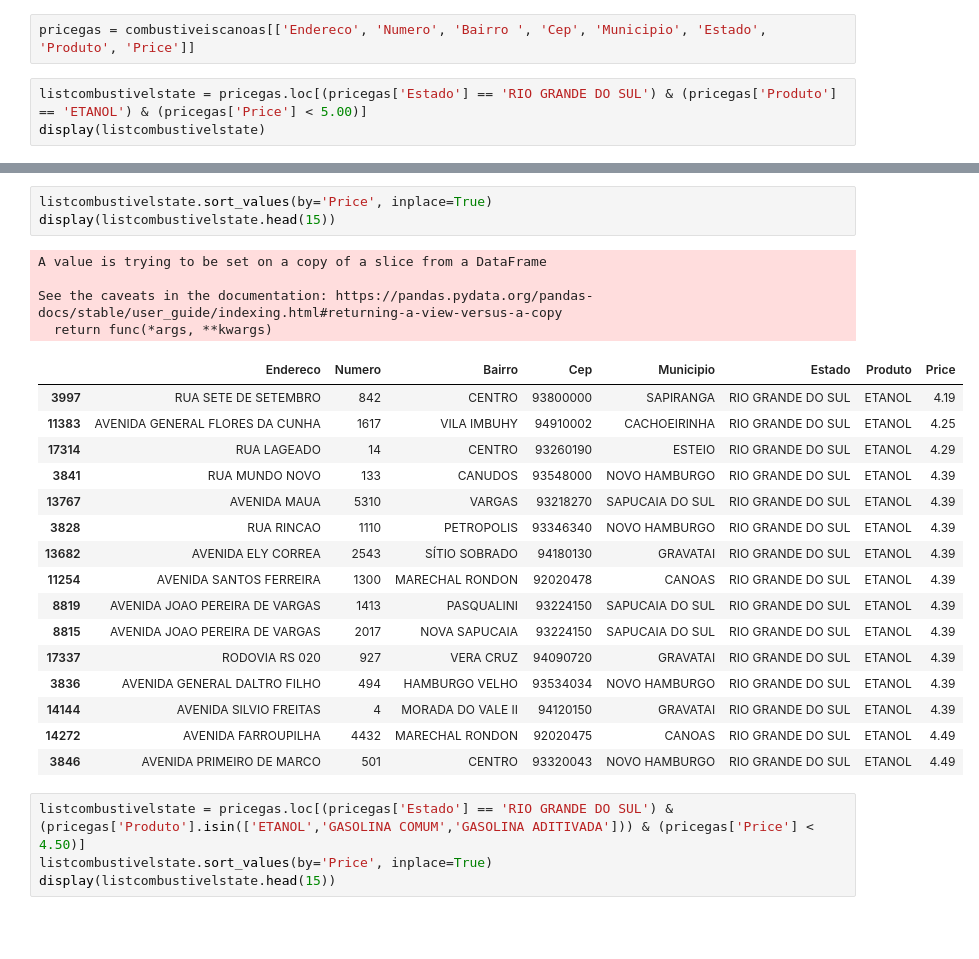
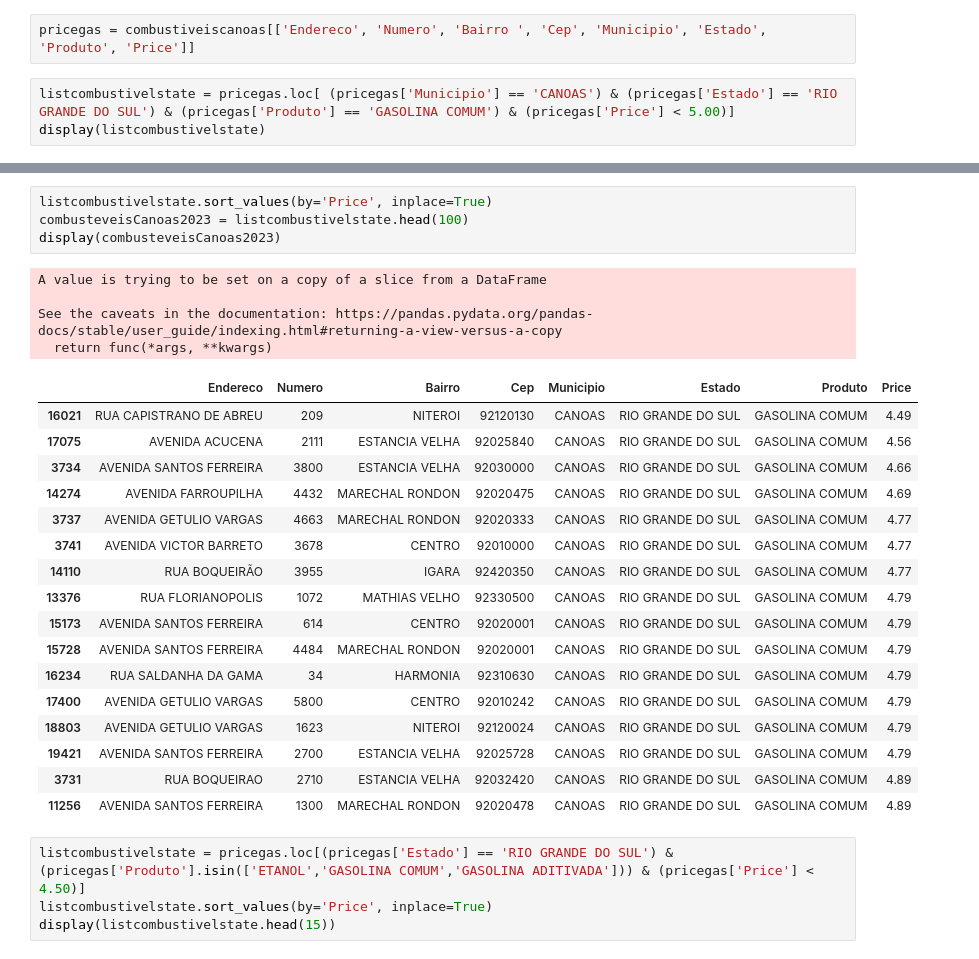
Before and after one commit to MatheusBruno/CursoDeExtensaoAnimeUniRitter, a Jupyter notebook: Tabela_de_Preços_de_combustiveis_RS.ipynb, the cells around one changed output, grey strips where cells are left out. Drawn from its saved outputs; the diff is of its cells as text; blank space fills up the shorter version.

```diff
--- a/Tabela_de_Preços_de_combustiveis_RS.ipynb
+++ b/Tabela_de_Preços_de_combustiveis_RS.ipynb
@@ -23,7 +23,7 @@ display(combustiveiscanoas[['Endereco', 'Numero', 'Bairro ', 'Cep', 'Municipio',
 # %%
 pricegas = combustiveiscanoas[['Endereco', 'Numero', 'Bairro ', 'Cep', 'Municipio', 'Estado', 'Produto', 'Price']]
 # %%
-listcombustivelstate = pricegas.loc[(pricegas['Estado'] == 'RIO GRANDE DO SUL') & (pricegas['Produto'] == 'ETANOL') & (pricegas['Price'] < 5.00)]
+listcombustivelstate = pricegas.loc[ (pricegas['Municipio'] == 'CANOAS') & (pricegas['Estado'] == 'RIO GRANDE DO SUL') & (pricegas['Produto'] == 'GASOLINA COMUM') & (pricegas['Price'] < 5.00)]
 display(listcombustivelstate)
 # %% [output]
 |  | Endereco | Numero | Bairro | Cep | Municipio | Estado | Produto | Price |
@@ -42,27 +46,29 @@ display(listcombustivelstate)
 # %%
 listcombustivelstate.sort_values(by='Price', inplace=True)
-display(listcombustivelstate.head(15))
+combusteveisCanoas2023 = listcombustivelstate.head(100)
+display(combusteveisCanoas2023)
 # %% [output]
 A value is trying to be set on a copy of a slice from a DataFrame
 
 See the caveats in the documentation: https://pandas.pydata.org/pandas-docs/stable/user_guide/indexing.html#returning-a-view-versus-a-copy
   return func(*args, **kwargs)
 |  | Endereco | Numero | Bairro | Cep | Municipio | Estado | Produto | Price |
-| 3997 | RUA SETE DE SETEMBRO | 842 | CENTRO | 93800000 | SAPIRANGA | RIO GRANDE DO SUL | ETANOL | 4.19 |
-| 11383 | AVENIDA GENERAL FLORES DA CUNHA | 1617 | VILA IMBUHY | 94910002 | CACHOEIRINHA | RIO GRANDE DO SUL | ETANOL | 4.25 |
-| 17314 | RUA LAGEADO | 14 | CENTRO | 93260190 | ESTEIO | RIO GRANDE DO SUL | ETANOL | 4.29 |
-| 3841 | RUA MUNDO NOVO | 133 | CANUDOS | 93548000 | NOVO HAMBURGO | RIO GRANDE DO SUL | ETANOL | 4.39 |
-| 13767 | AVENIDA MAUA | 5310 | VARGAS | 93218270 | SAPUCAIA DO SUL | RIO GRANDE DO SUL | ETANOL | 4.39 |
-| 3828 | RUA RINCAO | 1110 | PETROPOLIS | 93346340 | NOVO HAMBURGO | RIO GRANDE DO SUL | ETANOL | 4.39 |
-| 13682 | AVENIDA ELY CORREA | 2543 | SÍTIO SOBRADO | 94180130 | GRAVATAI | RIO GRANDE DO SUL | ETANOL | 4.39 |
-| 11254 | AVENIDA SANTOS FERREIRA | 1300 | MARECHAL RONDON | 92020478 | CANOAS | RIO GRANDE DO SUL | ETANOL | 4.39 |
-| 8819 | AVENIDA JOAO PEREIRA DE VARGAS | 1413 | PASQUALINI | 93224150 | SAPUCAIA DO SUL | RIO GRANDE DO SUL | ETANOL | 4.39 |
-| 8815 | AVENIDA JOAO PEREIRA DE VARGAS | 2017 | NOVA SAPUCAIA | 93224150 | SAPUCAIA DO SUL | RIO GRANDE DO SUL | ETANOL | 4.39 |
-| 17337 | RODOVIA RS 020 | 927 | VERA CRUZ | 94090720 | GRAVATAI | RIO GRANDE DO SUL | ETANOL | 4.39 |
-| 3836 | AVENIDA GENERAL DALTRO FILHO | 494 | HAMBURGO VELHO | 93534034 | NOVO HAMBURGO | RIO GRANDE DO SUL | ETANOL | 4.39 |
-| 14144 | AVENIDA SILVIO FREITAS | 4 | MORADA DO VALE II | 94120150 | GRAVATAI | RIO GRANDE DO SUL | ETANOL | 4.39 |
-| 14272 | AVENIDA FARROUPILHA | 4432 | MARECHAL RONDON | 92020475 | CANOAS | RIO GRANDE DO SUL | ETANOL | 4.49 |
-| 3846 | AVENIDA PRIMEIRO DE MARCO | 501 | CENTRO | 93320043 | NOVO HAMBURGO | RIO GRANDE DO SUL | ETANOL | 4.49 |
+| 16021 | RUA CAPISTRANO DE ABREU | 209 | NITEROI | 92120130 | CANOAS | RIO GRANDE DO SUL | GASOLINA COMUM | 4.49 |
+| 17075 | AVENIDA ACUCENA | 2111 | ESTANCIA VELHA | 92025840 | CANOAS | RIO GRANDE DO SUL | GASOLINA COMUM | 4.56 |
+| 3734 | AVENIDA SANTOS FERREIRA | 3800 | ESTANCIA VELHA | 92030000 | CANOAS | RIO GRANDE DO SUL | GASOLINA COMUM | 4.66 |
+| 14274 | AVENIDA FARROUPILHA | 4432 | MARECHAL RONDON | 92020475 | CANOAS | RIO GRANDE DO SUL | GASOLINA COMUM | 4.69 |
+| 3737 | AVENIDA GETULIO VARGAS | 4663 | MARECHAL RONDON | 92020333 | CANOAS | RIO GRANDE DO SUL | GASOLINA COMUM | 4.77 |
+| 3741 | AVENIDA VICTOR BARRETO | 3678 | CENTRO | 92010000 | CANOAS | RIO GRANDE DO SUL | GASOLINA COMUM | 4.77 |
+| 14110 | RUA BOQUEIRÃO | 3955 | IGARA | 92420350 | CANOAS | RIO GRANDE DO SUL | GASOLINA COMUM | 4.77 |
+| 13376 | RUA FLORIANOPOLIS | 1072 | MATHIAS VELHO | 92330500 | CANOAS | RIO GRANDE DO SUL | GASOLINA COMUM | 4.79 |
+| 15173 | AVENIDA SANTOS FERREIRA | 614 | CENTRO | 92020001 | CANOAS | RIO GRANDE DO SUL | GASOLINA COMUM | 4.79 |
+| 15728 | AVENIDA SANTOS FERREIRA | 4484 | MARECHAL RONDON | 92020001 | CANOAS | RIO GRANDE DO SUL | GASOLINA COMUM | 4.79 |
+| 16234 | RUA SALDANHA DA GAMA | 34 | HARMONIA | 92310630 | CANOAS | RIO GRANDE DO SUL | GASOLINA COMUM | 4.79 |
+| 17400 | AVENIDA GETULIO VARGAS | 5800 | CENTRO | 92010242 | CANOAS | RIO GRANDE DO SUL | GASOLINA COMUM | 4.79 |
+| 18803 | AVENIDA GETULIO VARGAS | 1623 | NITEROI | 92120024 | CANOAS | RIO GRANDE DO SUL | GASOLINA COMUM | 4.79 |
+| 19421 | AVENIDA SANTOS FERREIRA | 2700 | ESTANCIA VELHA | 92025728 | CANOAS | RIO GRANDE DO SUL | GASOLINA COMUM | 4.79 |
+| 3731 | RUA BOQUEIRAO | 2710 | ESTANCIA VELHA | 92032420 | CANOAS | RIO GRANDE DO SUL | GASOLINA COMUM | 4.89 |
+| 11256 | AVENIDA SANTOS FERREIRA | 1300 | MARECHAL RONDON | 92020478 | CANOAS | RIO GRANDE DO SUL | GASOLINA COMUM | 4.89 |
 # %%
 listcombustivelstate = pricegas.loc[(pricegas['Estado'] == 'RIO GRANDE DO SUL') & (pricegas['Produto'].isin(['ETANOL','GASOLINA COMUM','GASOLINA ADITIVADA'])) & (pricegas['Price'] < 4.50)]
 listcombustivelstate.sort_values(by='Price', inplace=True)
```
Also changed, not shown: parts of 2 cells of this notebook.
